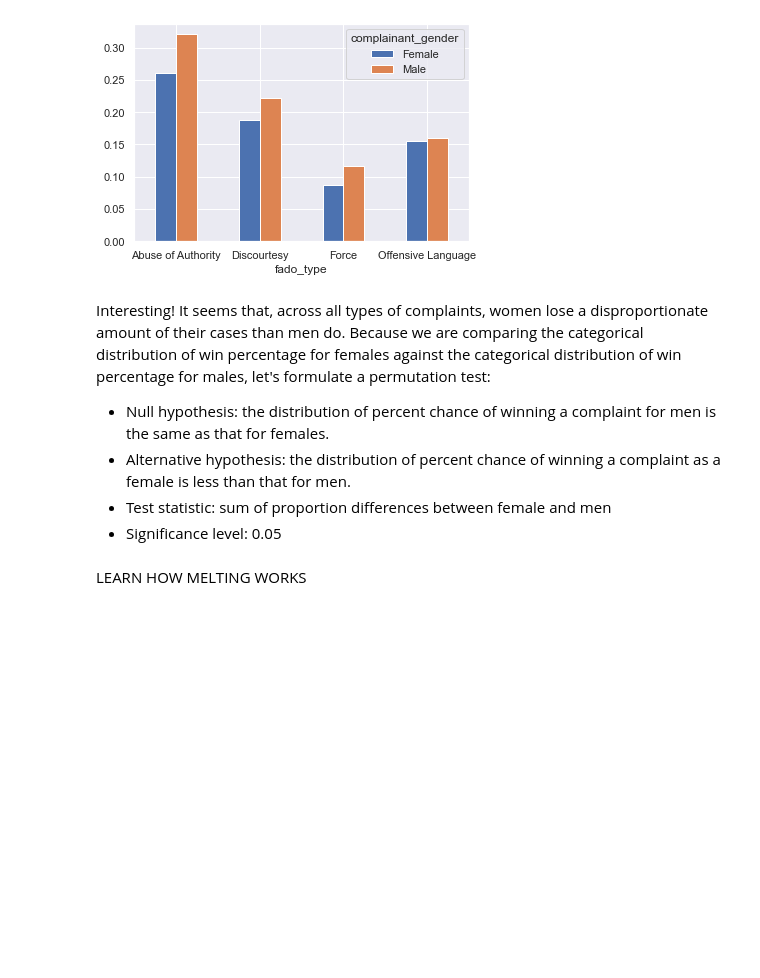
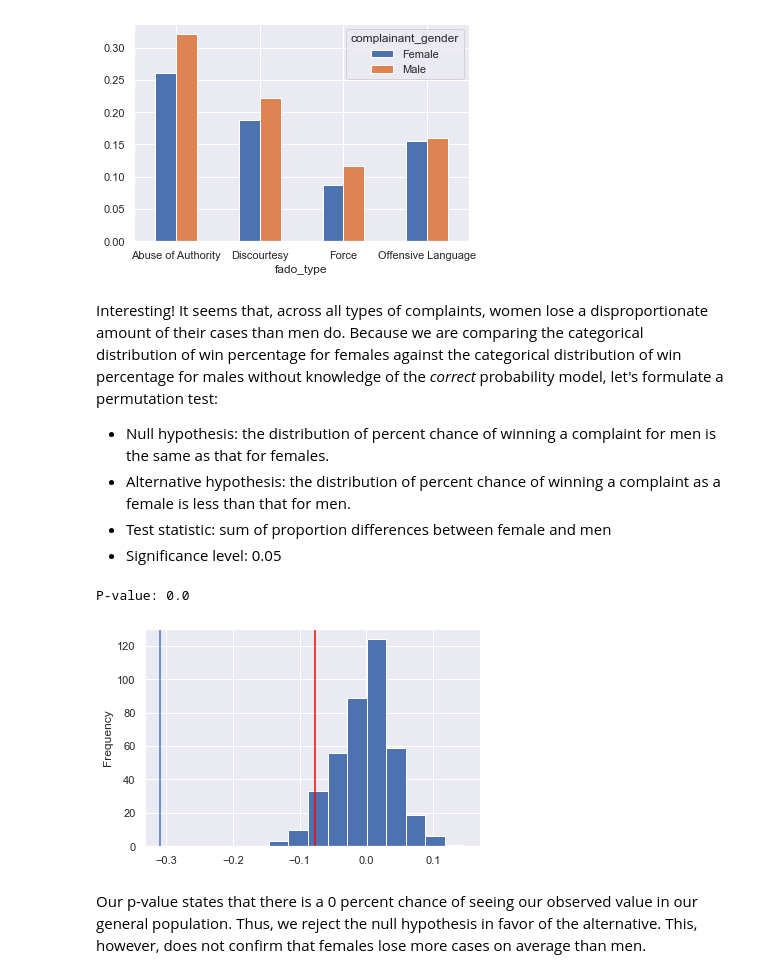
Before and after one commit to RyanHUNGry/nypd-civilian-complaints-EDA, a Jupyter notebook: notebook.ipynb, the cells around one changed output. Drawn from its saved outputs; the diff is of its cells as text; code cells hidden in the pictures; blank space fills up the shorter version.

Commit message:
Finished permutation test

```diff
--- a/notebook.ipynb
+++ b/notebook.ipynb
@@ -555,16 +555,32 @@ pd.concat([cleaned.groupby("complainant_gender")[['did_win_case']].mean(), clean
 # %% [markdown]
 Do females have a higher complaint success rate than men for the same allegations? Let's use fado_type, which is a generalization of the allegation column and thus has less unique values.
 # %%
-gender_and_allegation_table = cleaned.pivot_table(index = 'complainant_gender', columns = 'fado_type', values='did_win_case', aggfunc="mean", fill_value=0)
-gender_and_allegation_table.loc[['Female', 'Male'], :].T.plot(kind = 'bar')
+gender_and_allegation_table_obs = cleaned.pivot_table(index = 'complainant_gender', columns = 'fado_type', values='did_win_case', aggfunc="mean", fill_value=0)
+gender_and_allegation_table_obs.loc[['Female', 'Male'], :].T.plot(kind = 'bar')
 x = plt.xticks(rotation = 'horizontal')
 # %% [output]
 [figure]
 # %% [markdown]
-Interesting! It seems that, across all types of complaints, women lose a disproportionate amount of their cases than men do. Because we are comparing the categorical distribution of win percentage for females against the categorical distribution of win percentage for males, let's formulate a permutation test:
+Interesting! It seems that, across all types of complaints, women lose a disproportionate amount of their cases than men do. Because we are comparing the categorical distribution of win percentage for females against the categorical distribution of win percentage for males without knowledge of the *correct* probability model, let's formulate a permutation test:
 - Null hypothesis: the distribution of percent chance of winning a complaint for men is the same as that for females.
 - Alternative hypothesis: the distribution of percent chance of winning a complaint as a female is less than that for men.
 - Test statistic: sum of proportion differences between female and men
 - Significance level: 0.05
-# %% [markdown]
-LEARN HOW MELTING WORKS
+# %%
+def permutation(cleaned, N):
+    obs = gender_and_allegation_table_obs.diff(-1).loc['Female'].sum()
+    stats = []
+    for _ in range(N):
+        gender_and_allegation = cleaned[['complainant_gender', 'fado_type', 'did_win_case']].copy()
+        gender_and_allegation['shuffled_gender'] = np.random.permutation(gender_and_allegation['complainant_gender'])
+        gender_and_allegation_table = gender_and_allegation.pivot_table(index = 'shuffled_gender', columns = 'fado_type', values='did_win_case', aggfunc="mean", fill_value=0).loc[['Female', 'Male'], :]
+        stats.append(gender_and_allegation_table.diff(-1).loc['Female'].sum())
+    ax = pd.Series(stats).plot(kind = 'hist').axvline(obs)
+    plt.axvline(np.percentile(stats, 5), color = 'red')
+    return np.mean(np.array(stats) <= obs)
+print("P-value: {}".format(permutation(cleaned, 400)))
+# %% [output]
+P-value: 0.0
+[figure, added]
+# %% [markdown]
+Our p-value states that there is a 0 percent chance of seeing our observed value in our general population. Thus, we reject the null hypothesis in favor of the alternative. This, however, does not confirm that females lose more cases on average than men.
```
Also changed, not shown: parts of 4 cells of this notebook.
